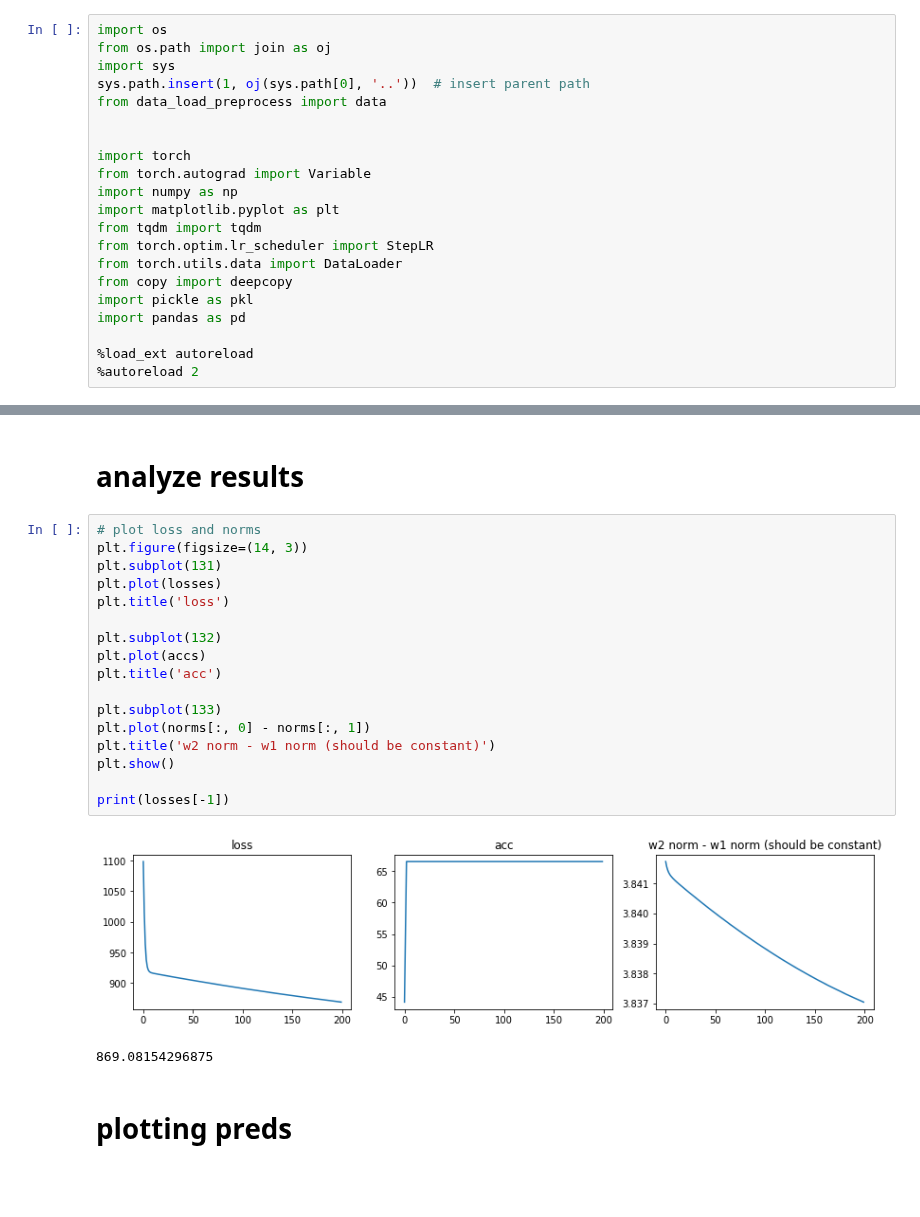
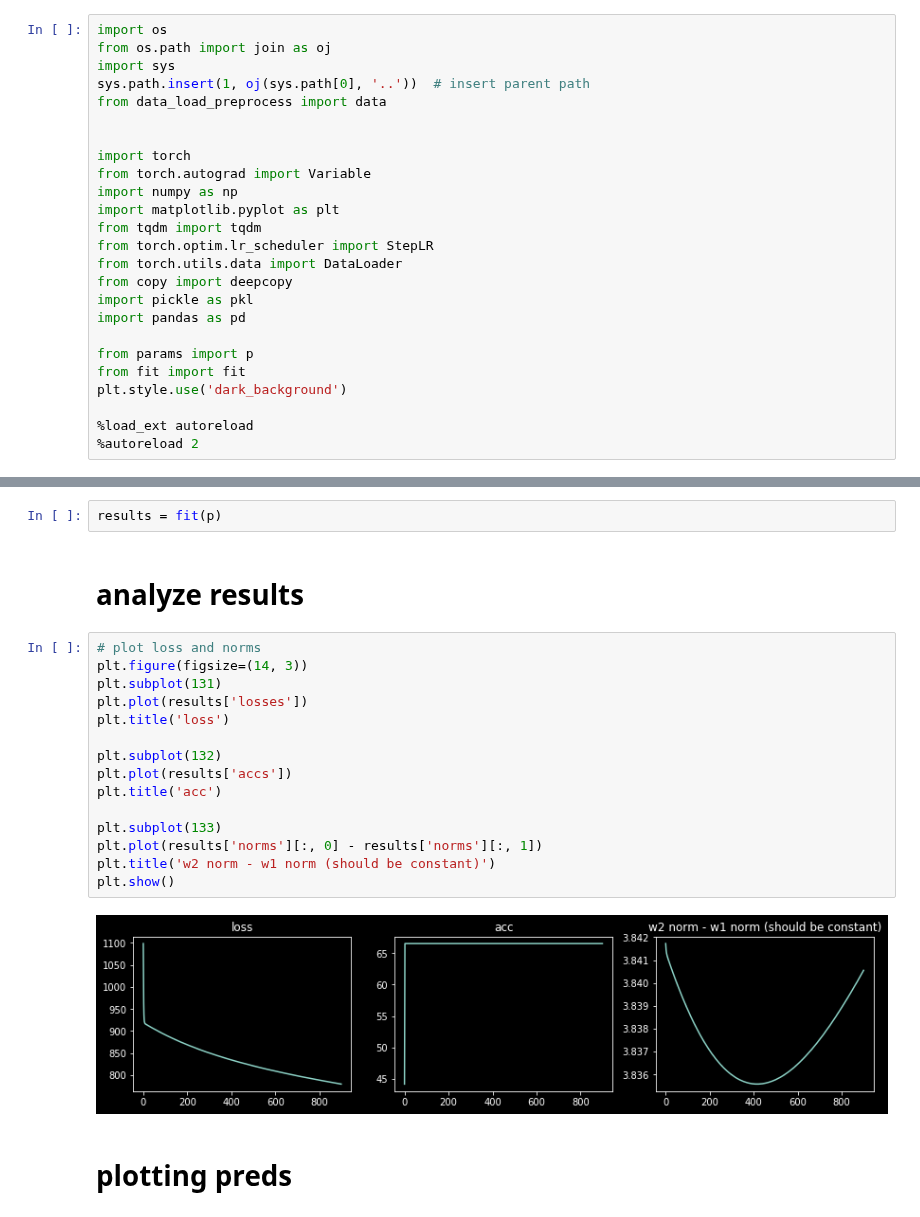
Before and after one commit to csinva/dnn-experiments, a Jupyter notebook: eda/nn_basic.ipynb, the cells around one changed output, grey strips where cells are left out. Cells and saved outputs as stored; diff of their text form; blank space fills up the shorter version.

```diff
--- a/eda/nn_basic.ipynb
+++ b/eda/nn_basic.ipynb
@@ -17,6 +17,10 @@ from copy import deepcopy
 import pickle as pkl
 import pandas as pd
 
+from params import p
+from fit import fit
+plt.style.use('dark_background')
+
 %load_ext autoreload
 %autoreload 2
 # %% [output]
@@ -138,25 +31,24 @@ pkl.dump({**params, **results}, open(oj(out_dir, p._str(p) + '.pkl'), 'wb'))
+# %%
+results = fit(p)
 # %% [markdown]
 # analyze results
 # %%
 # plot loss and norms
 plt.figure(figsize=(14, 3))
 plt.subplot(131)
-plt.plot(losses)
+plt.plot(results['losses'])
 plt.title('loss')
 
 plt.subplot(132)
-plt.plot(accs)
+plt.plot(results['accs'])
 plt.title('acc')
 
 plt.subplot(133)
-plt.plot(norms[:, 0] - norms[:, 1])
+plt.plot(results['norms'][:, 0] - results['norms'][:, 1])
 plt.title('w2 norm - w1 norm (should be constant)')
 plt.show()
-
-print(losses[-1])
 # %% [output]
-[figure, old version]
+[figure, new version]
-869.08154296875
 # %% [markdown]
 # plotting preds
 # %%
```
Also changed, not shown: parts of 3 cells of this notebook, 5 other files.
